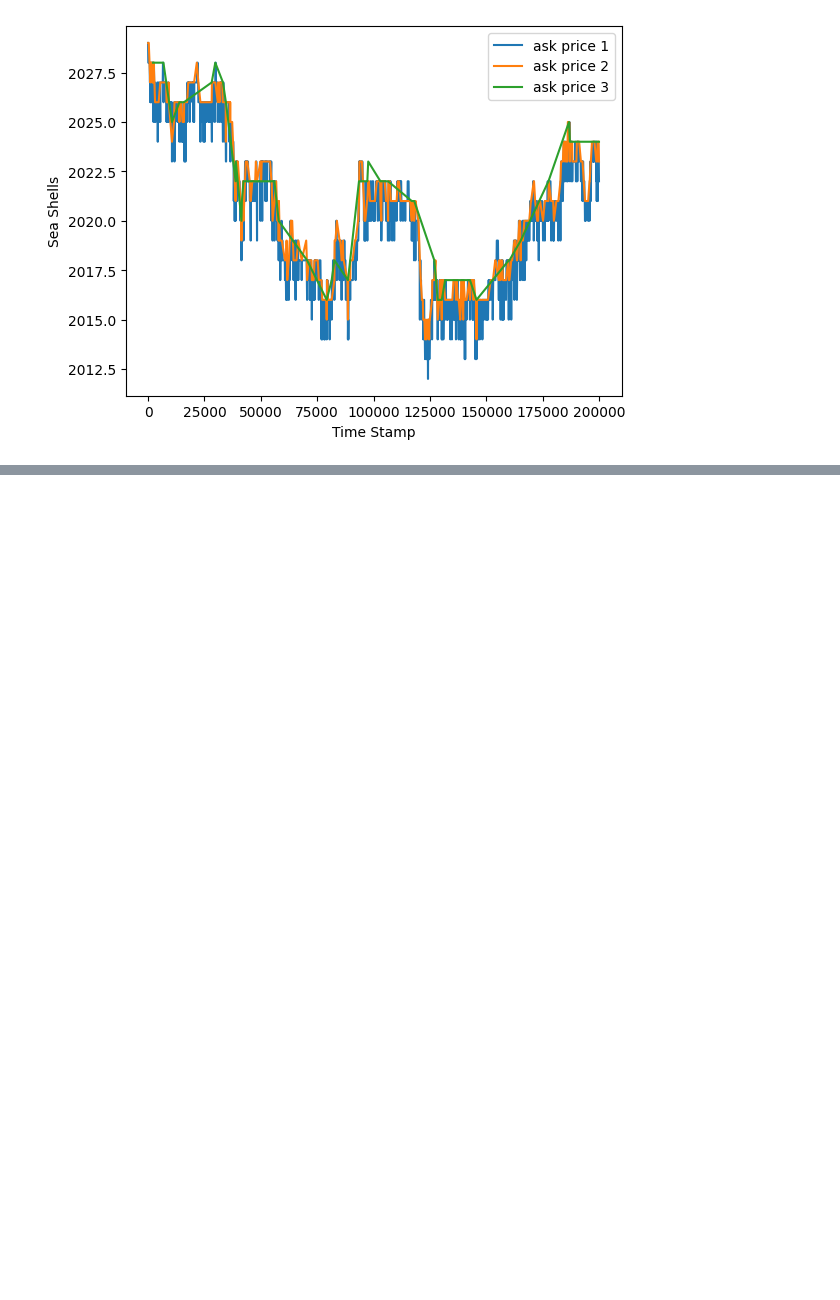
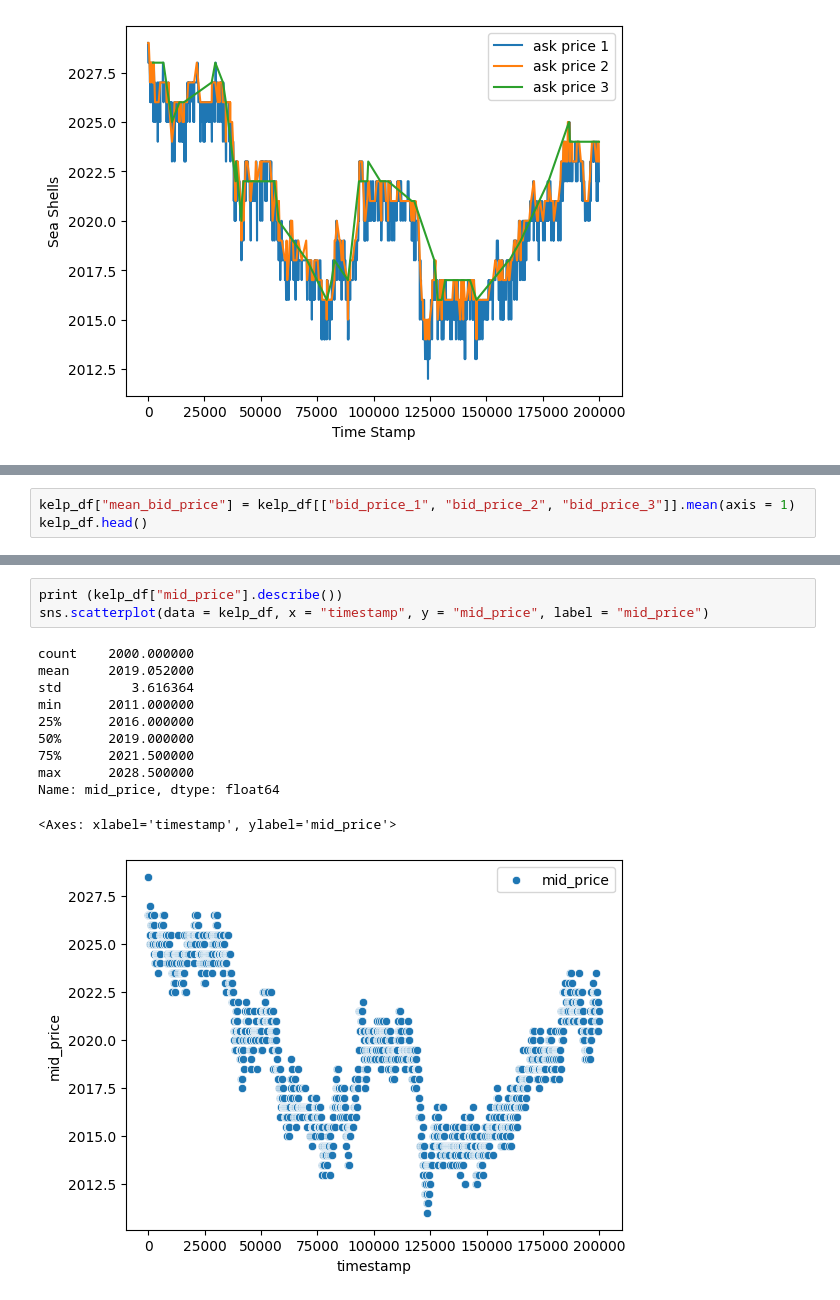
Before and after one commit to Advay-K1/IMC_Prosperity, a Jupyter notebook: analysis/kelp_round1.ipynb, the cells around one changed output, grey strips where cells are left out. Drawn from its saved outputs; the diff is of its cells as text; blank space fills up the shorter version.

```diff
--- a/analysis/kelp_round1.ipynb
+++ b/analysis/kelp_round1.ipynb
@@ -53,3 +61,6 @@ def strategy_autoregressive(df):
     window_size = 10
 
     pass
+# %%
+kelp_df["mean_bid_price"] = kelp_df[["bid_price_1", "bid_price_2", "bid_price_3"]].mean(axis = 1)
+kelp_df.head()
@@ -55,0 +74,15 @@ def strategy_autoregressive(df):
+# %%
+print (kelp_df["mid_price"].describe())
+sns.scatterplot(data = kelp_df, x = "timestamp", y = "mid_price", label = "mid_price")
+# %% [output]
+count    2000.000000
+mean     2019.052000
+std         3.616364
+min      2011.000000
+25%      2016.000000
+50%      2019.000000
+75%      2021.500000
+max      2028.500000
+Name: mid_price, dtype: float64
+<Axes: xlabel='timestamp', ylabel='mid_price'>
+[figure, added]
```
Also changed, not shown: parts of 3 cells of this notebook, 1 other file.
